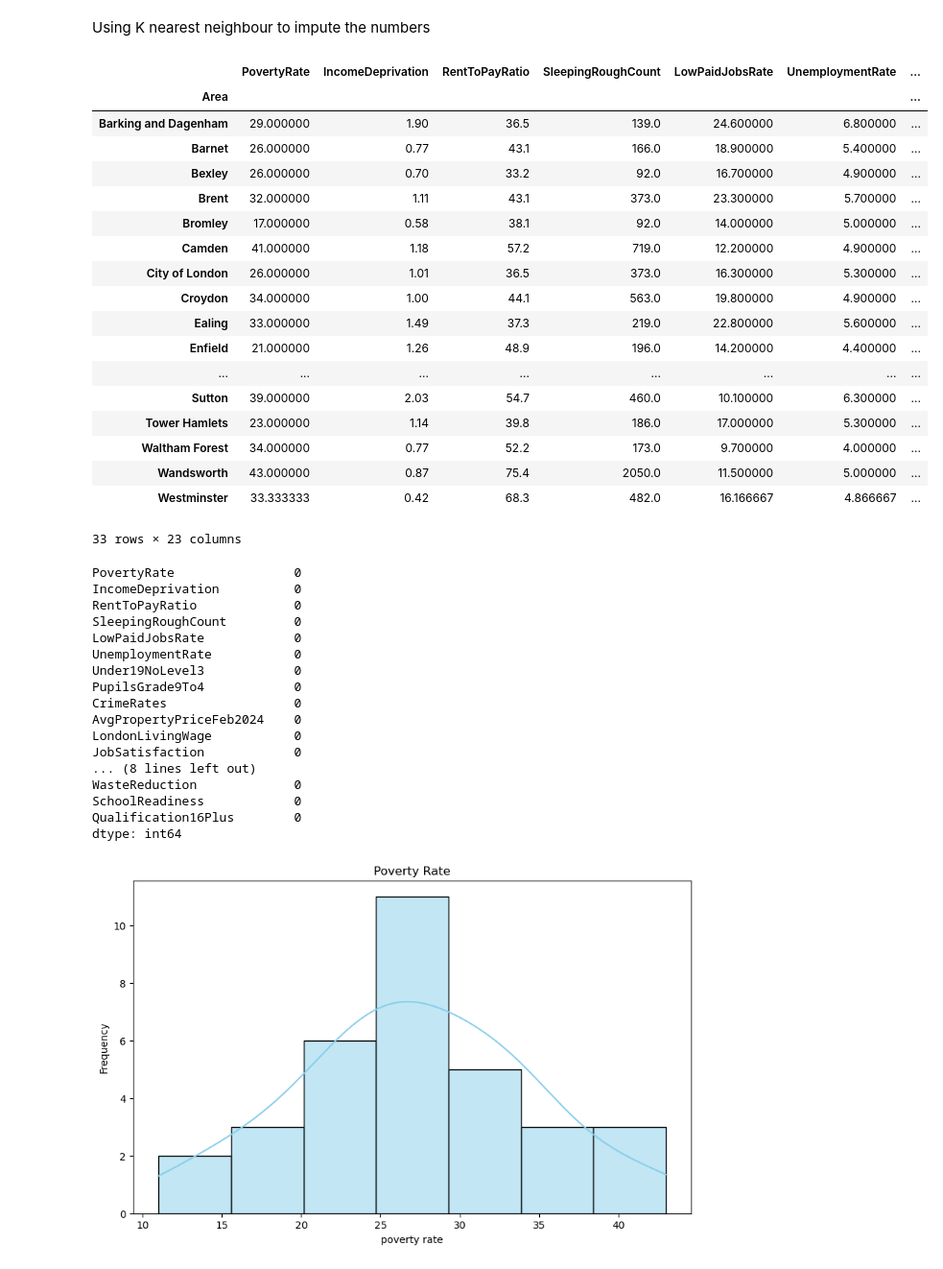
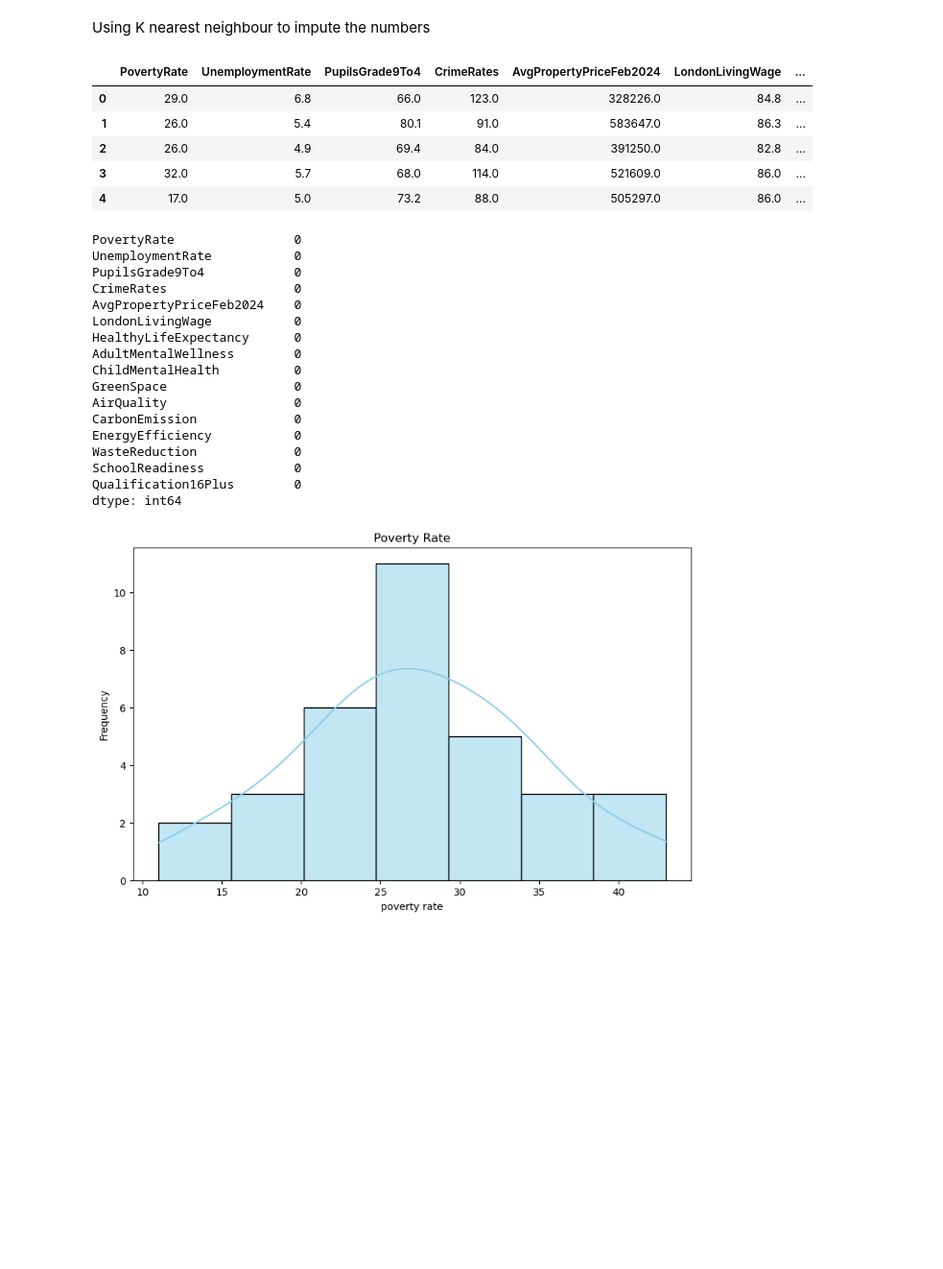
Before and after one commit to JReal10/London-Area-Recommender-System, a Jupyter notebook: Area Recommender.ipynb, the cells around one changed output. Shown at 96% size. Saved outputs shown, nothing was run; the diff lists cells and outputs as text; code cells hidden in the pictures; blank space fills up the shorter version.

```diff
--- a/Area Recommender.ipynb
+++ b/Area Recommender.ipynb
@@ -72,5 +61,3 @@ df
-# %%
-df.set_index('Area', inplace=True)
 # %%
 df.columns
 # %% [output]
@@ -126,3 +113,5 @@ df.head()
+# %%
+df.drop(['Under19NoLevel3','RentToPayRatio', 'SleepingRoughCount','IncomeDeprivation','LowPaidJobsRate','JobSatisfaction', 'TimelyBillPayment'], axis=1, inplace=True)
 # %%
 numeric_columns = df.select_dtypes(include=[np.number]).columns.tolist()
 
@@ -223,56 +185,38 @@ Using K nearest neighbour to impute the numbers
 # %%
 from sklearn.impute import KNNImputer
 
 imputer = KNNImputer(n_neighbors = 3)
 
-imputed_data = imputer.fit_transform(df)
+numeric_df = df.drop(['Area'],axis=1)
 
-imputed_df = pd.DataFrame(imputed_data, columns=df.columns)
+imputed_df = imputer.fit_transform(numeric_df)
 
-# Add the area column back to the DataFrame
-imputed_df['Area'] = areas
+imputed_df = pd.DataFrame(imputed_df, columns=numeric_df.columns)
 
-cols = ['Area'] + [col for col in imputed_df.columns if col != 'Area']
-imputed_df = imputed_df[cols]
-
-imputed_df = imputed_df.set_index('Area')
-imputed_df
+imputed_df.head()
 # %% [output]
-|  | PovertyRate | IncomeDeprivation | RentToPayRatio | SleepingRoughCount | LowPaidJobsRate | UnemploymentRate | ... |
-| Area |  |  |  |  |  |  | ... |
-| Barking and Dagenham | 29.000000 | 1.90 | 36.5 | 139.0 | 24.600000 | 6.800000 | ... |
-| Barnet | 26.000000 | 0.77 | 43.1 | 166.0 | 18.900000 | 5.400000 | ... |
-| Bexley | 26.000000 | 0.70 | 33.2 | 92.0 | 16.700000 | 4.900000 | ... |
-| Brent | 32.000000 | 1.11 | 43.1 | 373.0 | 23.300000 | 5.700000 | ... |
-| Bromley | 17.000000 | 0.58 | 38.1 | 92.0 | 14.000000 | 5.000000 | ... |
-| Camden | 41.000000 | 1.18 | 57.2 | 719.0 | 12.200000 | 4.900000 | ... |
-| City of London | 26.000000 | 1.01 | 36.5 | 373.0 | 16.300000 | 5.300000 | ... |
-| Croydon | 34.000000 | 1.00 | 44.1 | 563.0 | 19.800000 | 4.900000 | ... |
-| Ealing | 33.000000 | 1.49 | 37.3 | 219.0 | 22.800000 | 5.600000 | ... |
-| Enfield | 21.000000 | 1.26 | 48.9 | 196.0 | 14.200000 | 4.400000 | ... |
-| ... | ... | ... | ... | ... | ... | ... | ... |
-| Sutton | 39.000000 | 2.03 | 54.7 | 460.0 | 10.100000 | 6.300000 | ... |
-| Tower Hamlets | 23.000000 | 1.14 | 39.8 | 186.0 | 17.000000 | 5.300000 | ... |
-| Waltham Forest | 34.000000 | 0.77 | 52.2 | 173.0 | 9.700000 | 4.000000 | ... |
-| Wandsworth | 43.000000 | 0.87 | 75.4 | 2050.0 | 11.500000 | 5.000000 | ... |
-| Westminster | 33.333333 | 0.42 | 68.3 | 482.0 | 16.166667 | 4.866667 | ... |
+|  | PovertyRate | UnemploymentRate | PupilsGrade9To4 | CrimeRates | AvgPropertyPriceFeb2024 | LondonLivingWage | ... |
+| 0 | 29.0 | 6.8 | 66.0 | 123.0 | 328226.0 | 84.8 | ... |
+| 1 | 26.0 | 5.4 | 80.1 | 91.0 | 583647.0 | 86.3 | ... |
+| 2 | 26.0 | 4.9 | 69.4 | 84.0 | 391250.0 | 82.8 | ... |
+| 3 | 32.0 | 5.7 | 68.0 | 114.0 | 521609.0 | 86.0 | ... |
+| 4 | 17.0 | 5.0 | 73.2 | 88.0 | 505297.0 | 86.0 | ... |
-33 rows × 23 columns
 # %%
 print(imputed_df.isnull().sum())
 # %% [output]
 PovertyRate                0
-IncomeDeprivation          0
-RentToPayRatio             0
-SleepingRoughCount         0
-LowPaidJobsRate            0
 UnemploymentRate           0
-Under19NoLevel3            0
 PupilsGrade9To4            0
 CrimeRates                 0
 AvgPropertyPriceFeb2024    0
 LondonLivingWage           0
-JobSatisfaction            0
-... (8 lines left out)
+HealthyLifeExpectancy      0
+AdultMentalWellness        0
+ChildMentalHealth          0
+GreenSpace                 0
+AirQuality                 0
+CarbonEmission             0
+EnergyEfficiency           0
 WasteReduction             0
 SchoolReadiness            0
 Qualification16Plus        0
```
Also changed, not shown: parts of 19 cells of this notebook.
